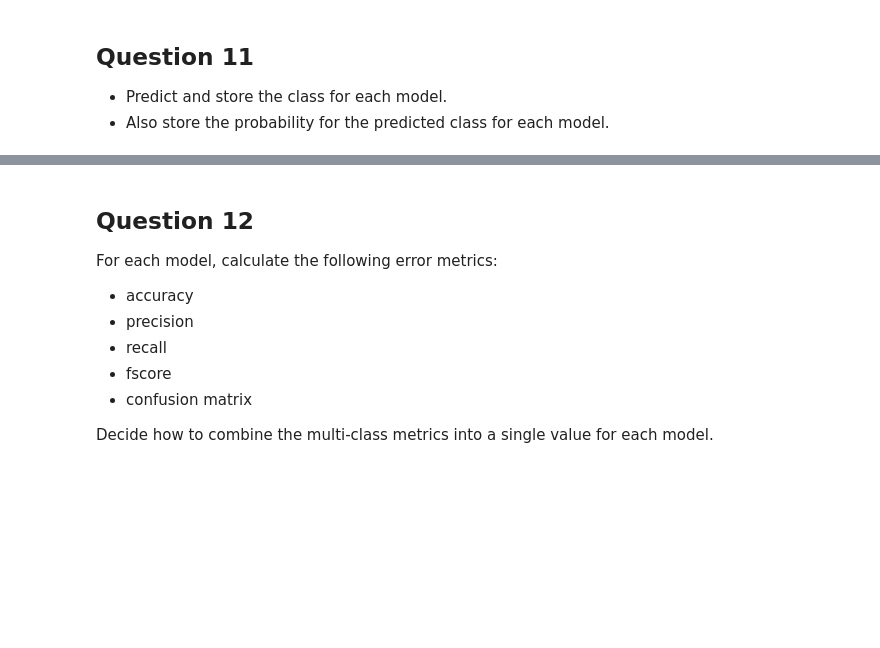
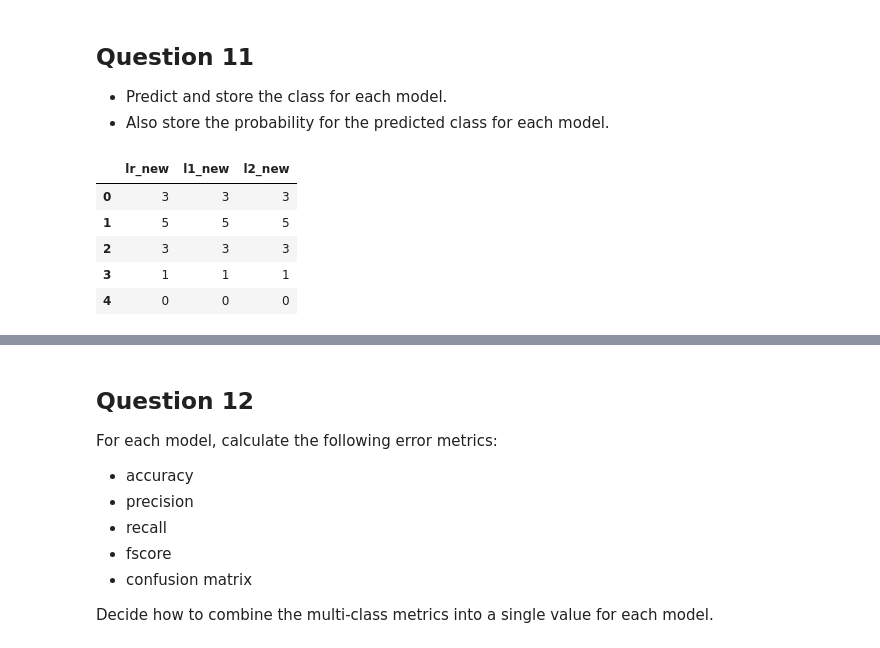
Before and after one commit to BulgarelliM/Computational-Intelligence, a Jupyter notebook: Reg_Bias-Variancia_Erro/Regressao_Logistica_V2_ava.ipynb, the cells around one changed output, grey strips where cells are left out. Cells and saved outputs as stored; diff of their text form; code cells hidden in the pictures; blank space fills up the shorter version.

```diff
--- a/Reg_Bias-Variancia_Erro/Regressao_Logistica_V2_ava.ipynb
+++ b/Reg_Bias-Variancia_Erro/Regressao_Logistica_V2_ava.ipynb
@@ -623,0 +674,25 @@ Prepare six separate plots for each of the multi-class coefficients.
+# %%
+# Predict the class and the probability for each
+# Utilizamos as funcoes fornecidas anteriormente para isso
+
+y_pred_new = list()
+y_prob_new = list()
+
+coeff_labels_new = ['lr_new', 'l1_new', 'l2_new']
+coeff_models_new = [lr_new, lr_l1_new, lr_l2_new]
+
+for lab,mod in zip(coeff_labels_new, coeff_models_new):
+    y_pred_new.append(pd.Series(mod.predict(X_test_new), name=lab))
+    y_prob_new.append(pd.Series(mod.predict_proba(X_test_new).max(axis=1), name=lab))
+
+y_pred_new = pd.concat(y_pred_new, axis=1)
+y_prob_new = pd.concat(y_prob_new, axis=1)
+
+y_pred_new.head()
+# %% [output]
+|  | lr_new | l1_new | l2_new |
+| 0 | 3 | 3 | 3 |
+| 1 | 5 | 5 | 5 |
+| 2 | 3 | 3 | 3 |
+| 3 | 1 | 1 | 1 |
+| 4 | 0 | 0 | 0 |
```
Also changed, not shown: parts of 27 cells of this notebook, 4 other files.
